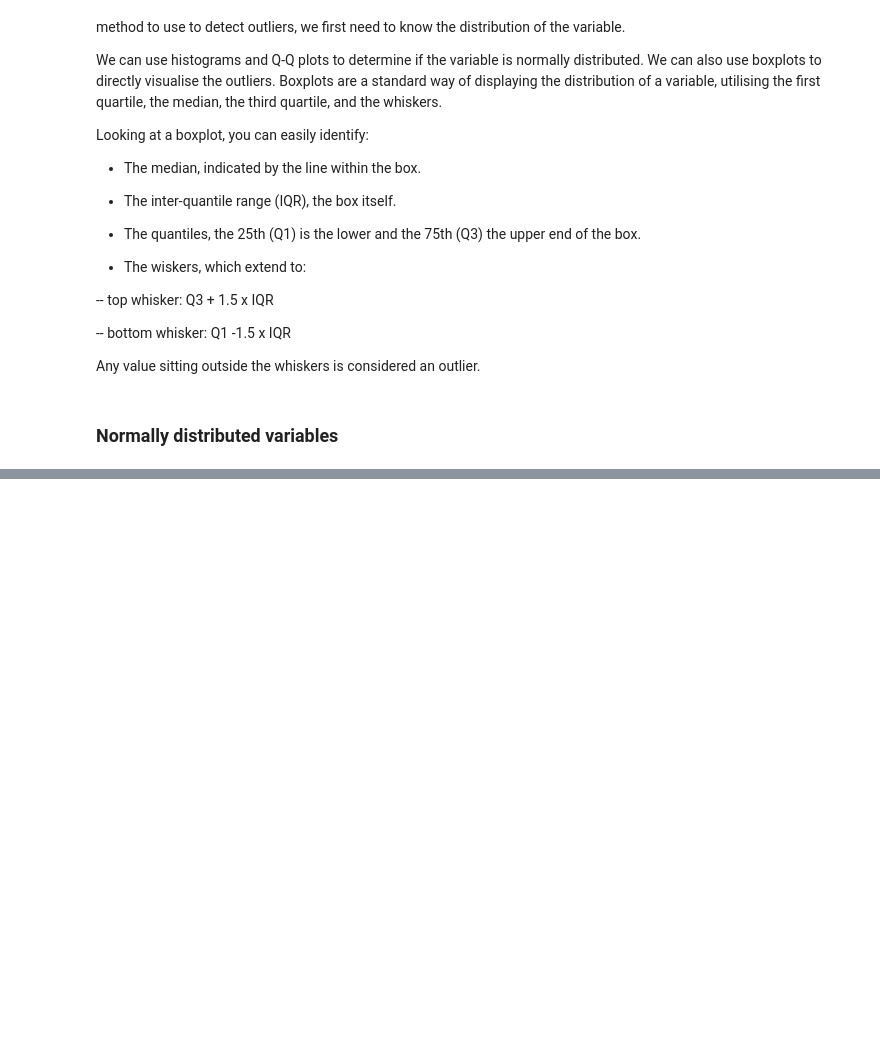
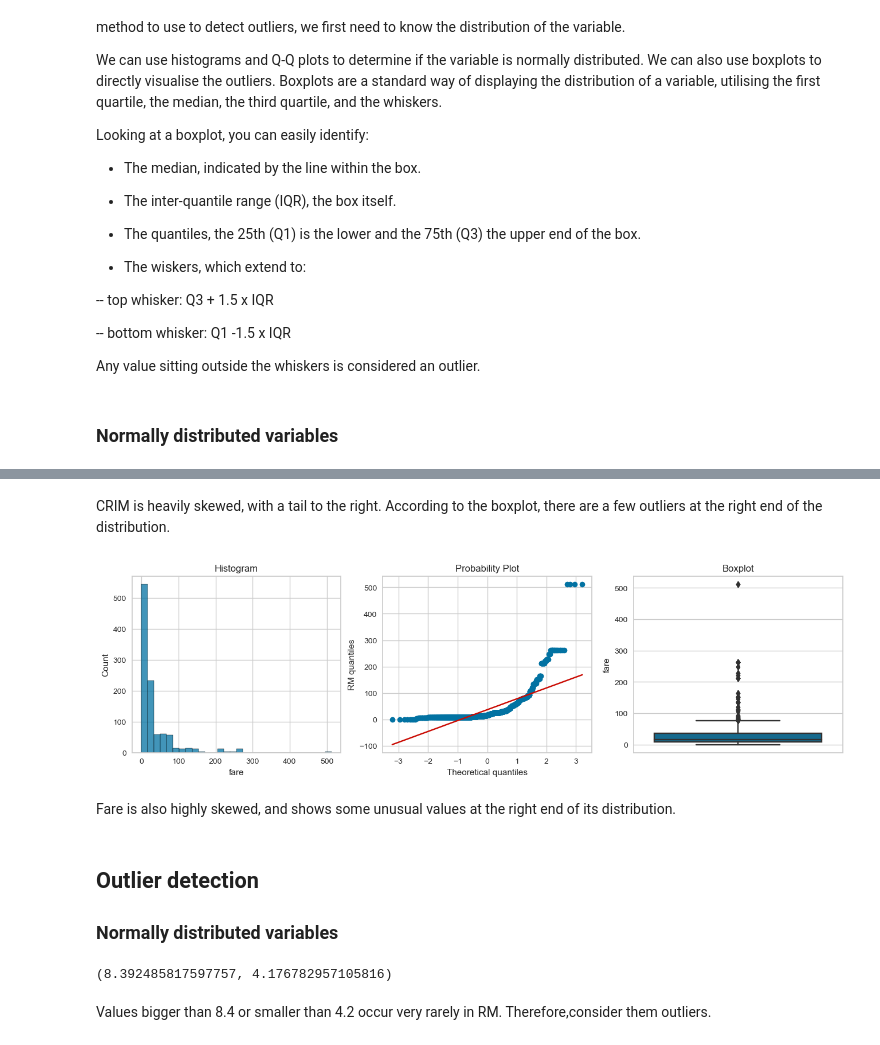
Before and after one commit to tamaldatta07/Hands-On-Machine-Learning-with-Scikit-Learn-Keras-and-TensorFlow, a Jupyter notebook: Feature Engineering and Feature Extraction/Linear Model Assumptions.ipynb, the cells around one changed output, grey strips where cells are left out. Cells and saved outputs as stored; diff of their text form; code cells hidden in the pictures; blank space fills up the shorter version.

```diff
--- a/Feature Engineering and Feature Extraction/Linear Model Assumptions.ipynb
+++ b/Feature Engineering and Feature Extraction/Linear Model Assumptions.ipynb
@@ -744,0 +752,15 @@ diagnostic_plots(boston, 'RM')
+# %% [markdown]
+CRIM is heavily skewed, with a tail to the right. According to the boxplot, there are a few outliers at the right end of the distribution.
+# %%
+# Variable Fare from the Titanic dataset.
+# Fare is the ticket price.
+
+diagnostic_plots(titanic, 'fare')
+# %% [output]
+[figure, added]
+# %% [markdown]
+Fare is also highly skewed, and shows some unusual values at the right end of its distribution.
+# %% [markdown]
+## Outlier detection
+
+### Normally distributed variables
@@ -744,0 +781,9 @@ diagnostic_plots(boston, 'RM')
+# %%
+# calculate boundaries for RM
+
+upper_boundary, lower_boundary = find_normal_boundaries(boston, 'RM')
+upper_boundary, lower_boundary
+# %% [output]
+(8.392485817597757, 4.176782957105816)
+# %% [markdown]
+Values bigger than 8.4 or smaller than 4.2 occur very rarely in RM. Therefore,consider them outliers.
```
Also changed, not shown: parts of 23 cells of this notebook.
